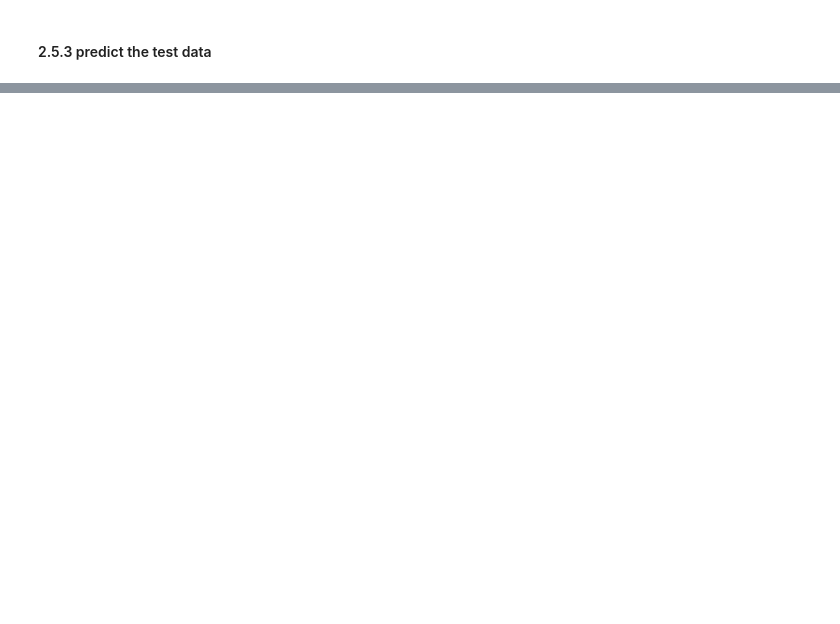
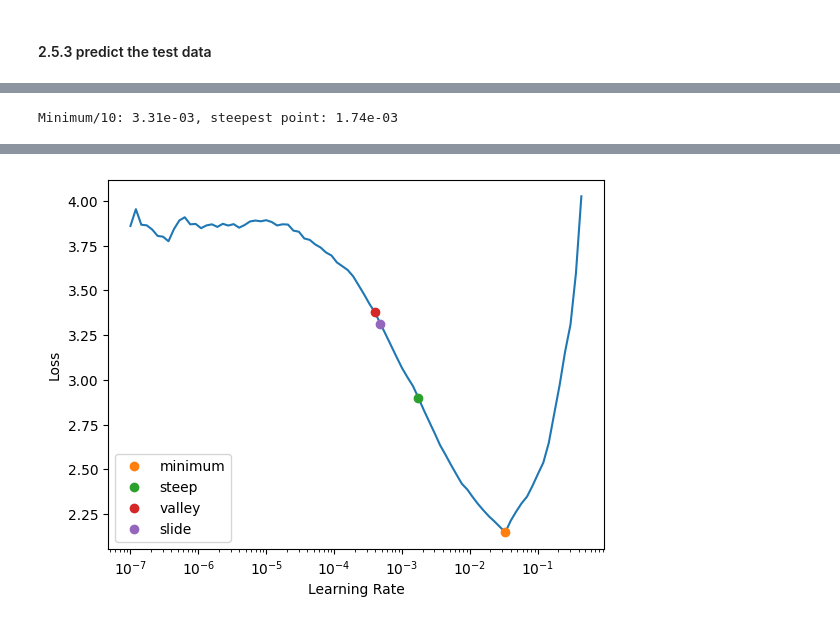
Before and after one commit to KarthikKaravatt/MPAssignment, a Jupyter notebook: Assignment.ipynb, the cells around one changed output, grey strips where cells are left out. Drawn from its saved outputs; the diff is of its cells as text; code cells hidden in the pictures; blank space fills up the shorter version.

```diff
--- a/Assignment.ipynb
+++ b/Assignment.ipynb
@@ -924,0 +937,32 @@ Accuracy is 98.7%
+# %%
+# path to your training data
+path = Path('train')
+
+# get image files in the training path
+files = get_image_files(path)
+
+
+# label function based on filename
+def label_func(f):
+    filename = f.name if isinstance(f, Path) else f
+    return filename.split('_')[1]
+
+
+# create the dataloaders for training data
+dls = ImageDataLoaders.from_name_func(path, files, label_func, item_tfms=Resize(224))
+
+# Create a cnn_learner
+learn = cnn_learner(dls, alexnet, metrics=accuracy)
+
+# Unfreeze the model to allow all layers to be trained
+learn.unfreeze()
+
+# Find the optimal learning rate for training
+lrs = learn.lr_find(suggest_funcs=(minimum, steep, valley, slide))
+
+# Print the optimal learning rate
+print(f"Minimum/10: {lrs.minimum:.2e}, steepest point: {lrs.steep:.2e}")
+
+# Train the entire model with the chosen learning rate
+learn.fit_one_cycle(5, lr_max=slice(lrs.minimum / 10, lrs.steep))
+# %% [output]
@@ -924,0 +970 @@ Accuracy is 98.7%
+Minimum/10: 3.31e-03, steepest point: 1.74e-03
@@ -924,0 +972 @@ Accuracy is 98.7%
+[figure, added]
```
Also changed, not shown: parts of 26 cells of this notebook.
